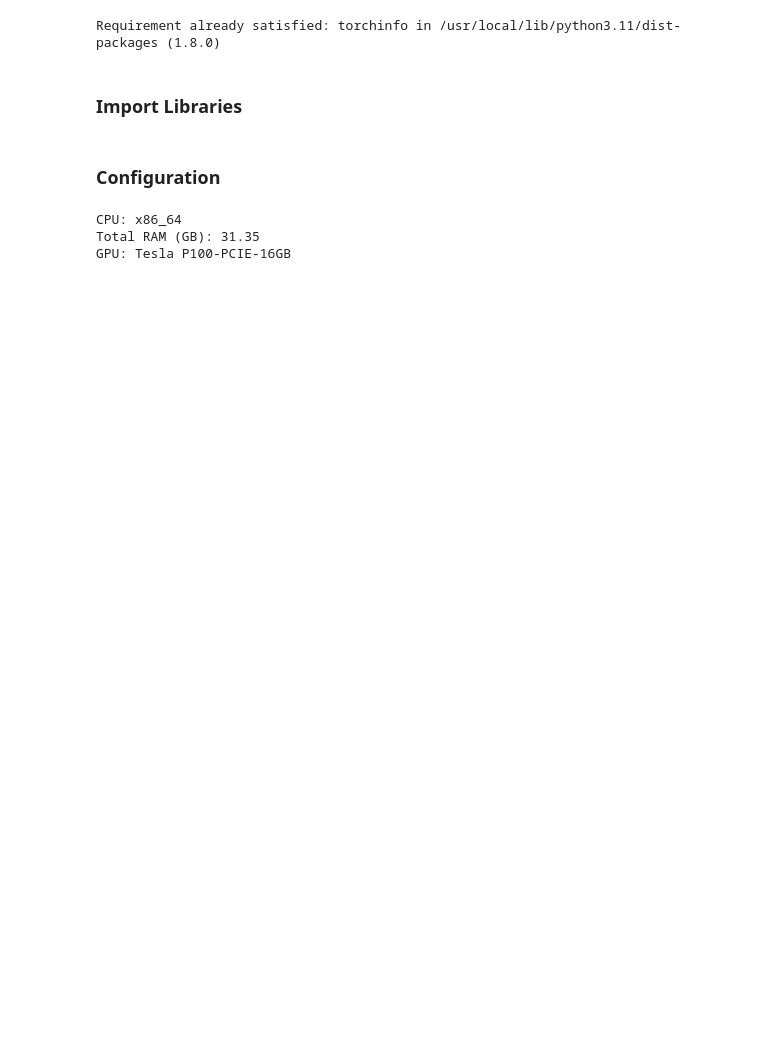
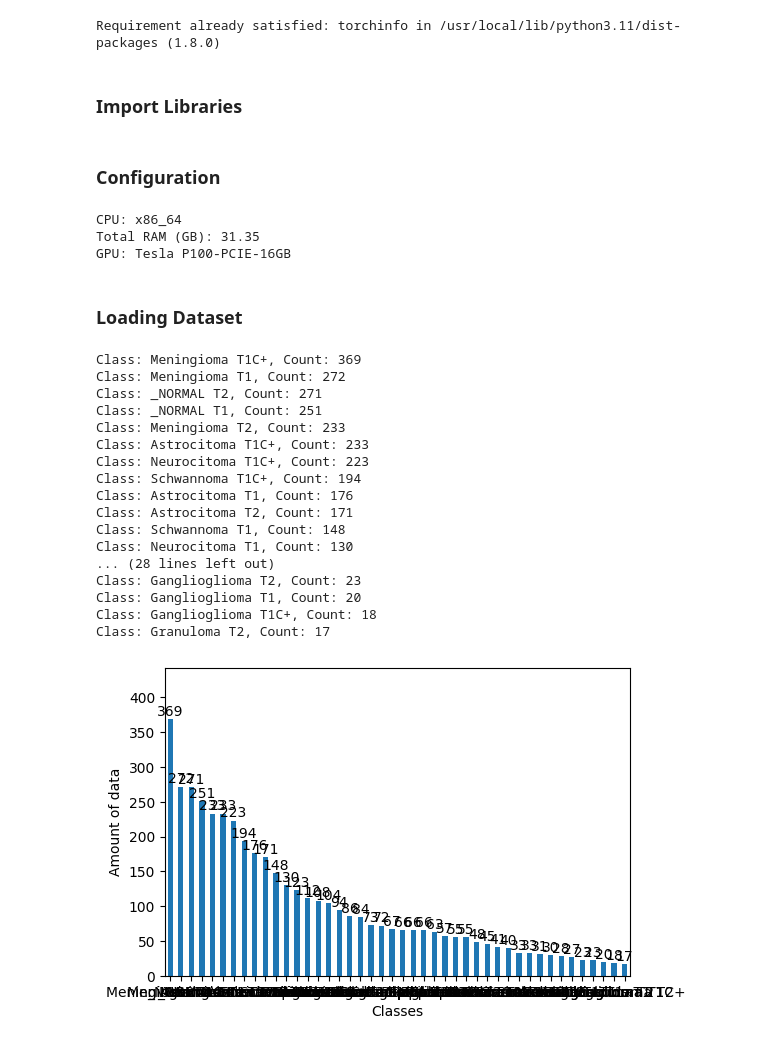
Before and after one commit to Nura-Alam-Naim/CSE366_AI, a Jupyter notebook: lab2braintumor44classes-2.ipynb, the cells around one changed output. Cells and saved outputs as stored; diff of their text form; code cells hidden in the pictures; blank space fills up the shorter version.

Commit message:
Load and visualize class distribution for brain tumor MRI dataset
- Parsed MRI images from '/kaggle/input/brain-tumor-mri-images-44c', storing full file paths and associated class names.
- Constructed a shuffled DataFrame containing image file paths and their labels for modeling purposes.
- Computed class-wise image counts to assess dataset balance.
- Visualized the distribution of MRI images per tumor class using a bar plot, including count annotations for each class.
- Set y-axis limits dynamically to enhance readability of the plot.

```diff
--- a/lab2braintumor44classes-2.ipynb
+++ b/lab2braintumor44classes-2.ipynb
@@ -69,3 +69,53 @@ torch.manual_seed(seed)
 torch.cuda.manual_seed(seed)
 np.random.seed(seed)
 random.seed(seed)
+# %% [markdown]
+### Loading Dataset
+# %%
+data_dir = "/kaggle/input/brain-tumor-mri-images-44c"
+
+file_paths = []
+labels = []
+
+for class_name in os.listdir(data_dir):
+    class_dir = os.path.join(data_dir, class_name)
+    for image_name in os.listdir(class_dir):
+        file_paths.append(os.path.join(class_dir, image_name))
+        labels.append(class_name)
+
+df = pd.DataFrame({"file_path": file_paths, "label": labels})
+df = df.sample(frac=1).reset_index(drop=True)
+# %%
+class_counts_train = df['label'].value_counts()
+
+for class_name, count in class_counts_train.items():
+    print(f"Class: {class_name}, Count: {count}")
+
+plt.figure(figsize=(6, 4))
+ax = class_counts_train.plot(kind='bar')
+plt.xlabel('Classes')
+plt.ylabel('Amount of data')
+plt.xticks(rotation=360)
+for i, count in enumerate(class_counts_train):
+    ax.text(i, count + 5, str(count), ha='center')
+plt.ylim(0, max(class_counts_train) * 1.2)
+plt.show()
+# %% [output]
+Class: Meningioma T1C+, Count: 369
+Class: Meningioma T1, Count: 272
+Class: _NORMAL T2, Count: 271
+Class: _NORMAL T1, Count: 251
+Class: Meningioma T2, Count: 233
+Class: Astrocitoma T1C+, Count: 233
+Class: Neurocitoma T1C+, Count: 223
+Class: Schwannoma T1C+, Count: 194
+Class: Astrocitoma T1, Count: 176
+Class: Astrocitoma T2, Count: 171
+Class: Schwannoma T1, Count: 148
+Class: Neurocitoma T1, Count: 130
+... (28 lines left out)
+Class: Ganglioglioma T2, Count: 23
+Class: Ganglioglioma T1, Count: 20
+Class: Ganglioglioma T1C+, Count: 18
+Class: Granuloma T2, Count: 17
+[figure, added]
```
